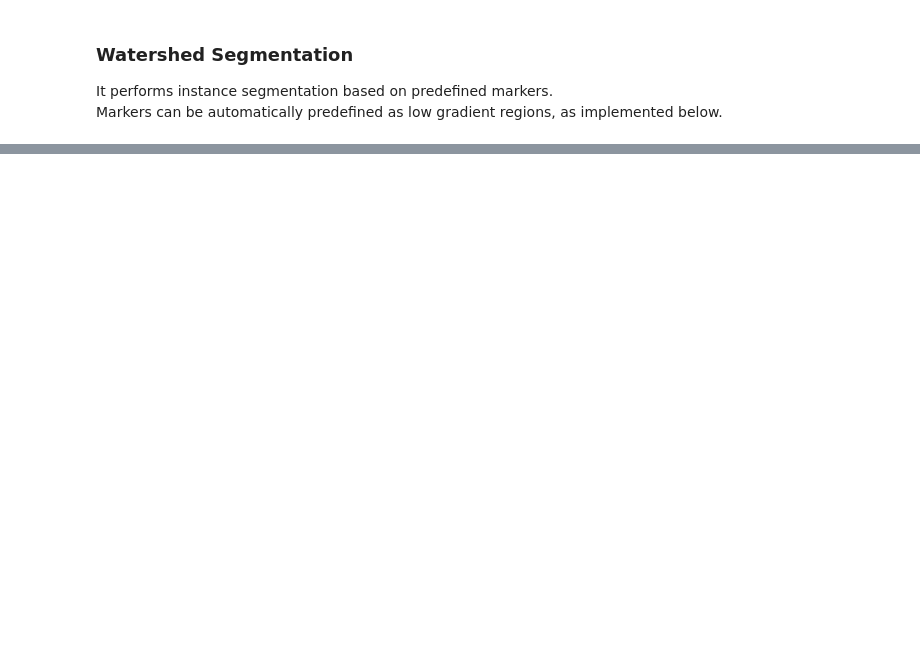
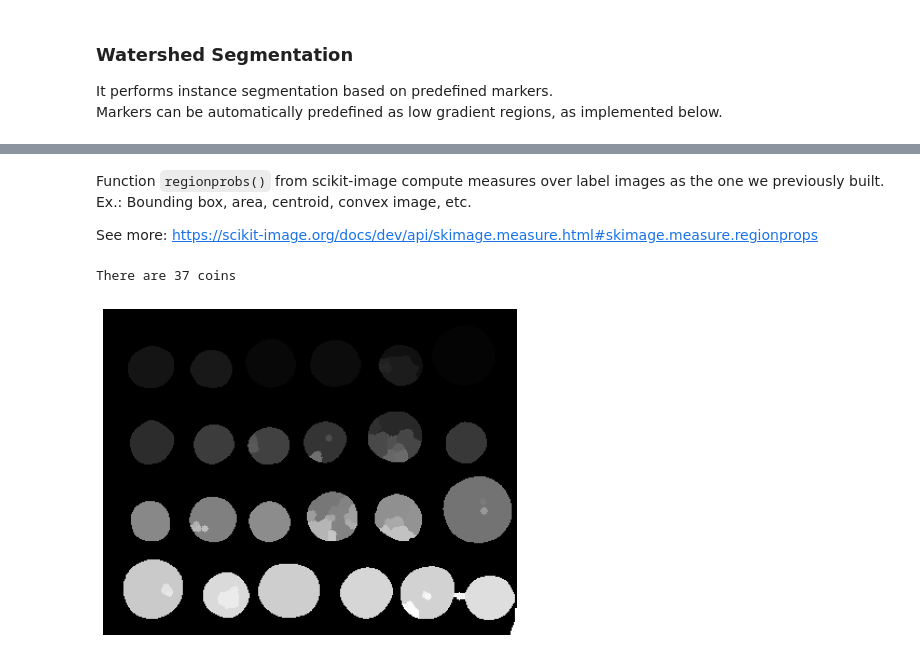
Before and after one commit to deep-petro/curso-verao-public, a Jupyter notebook: modulo-03/S03A01_1-Digital_Image_Processing.ipynb, the cells around one changed output, grey strips where cells are left out. Saved outputs shown, nothing was run; the diff lists cells and outputs as text; code cells hidden in the pictures; blank space fills up the shorter version.

```diff
--- a/modulo-03/S03A01_1-Digital_Image_Processing.ipynb
+++ b/modulo-03/S03A01_1-Digital_Image_Processing.ipynb
@@ -245,0 +292,19 @@ show(labels,   title="Segmented", cmap=plt.cm.nipy_spectral)
+# %% [markdown]
+Function `regionprobs()` from scikit-image compute measures over label images as the one we previously built. Ex.: Bounding box, area, centroid, convex image, etc.
+
+See more: https://scikit-image.org/docs/dev/api/skimage.measure.html#skimage.measure.regionprops
+# %%
+from skimage.measure import regionprops
+
+regions = regionprops(labels)
+
+# Bounding boxes for regions > 100 pixels
+boxes = np.array([label['BoundingBox']
+                  for label in regions
+                  if label['Area'] > 100])
+
+print(f'There are {len(boxes)-1} coins')
+show(labels)
+# %% [output]
+There are 37 coins
+[figure, added]
```
Also changed, not shown: parts of 10 cells of this notebook.
